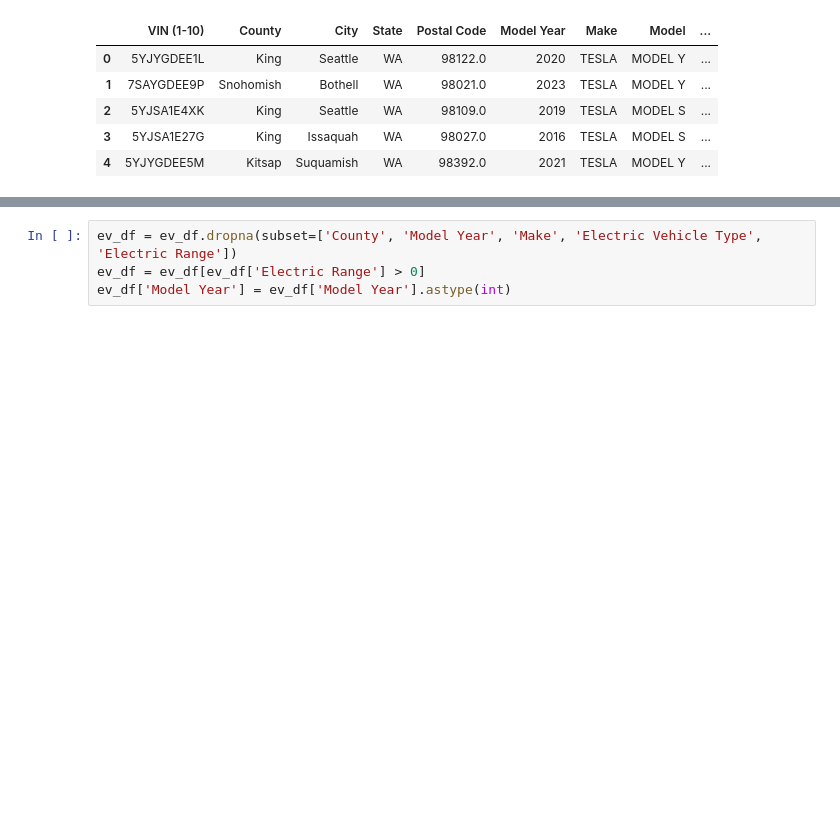
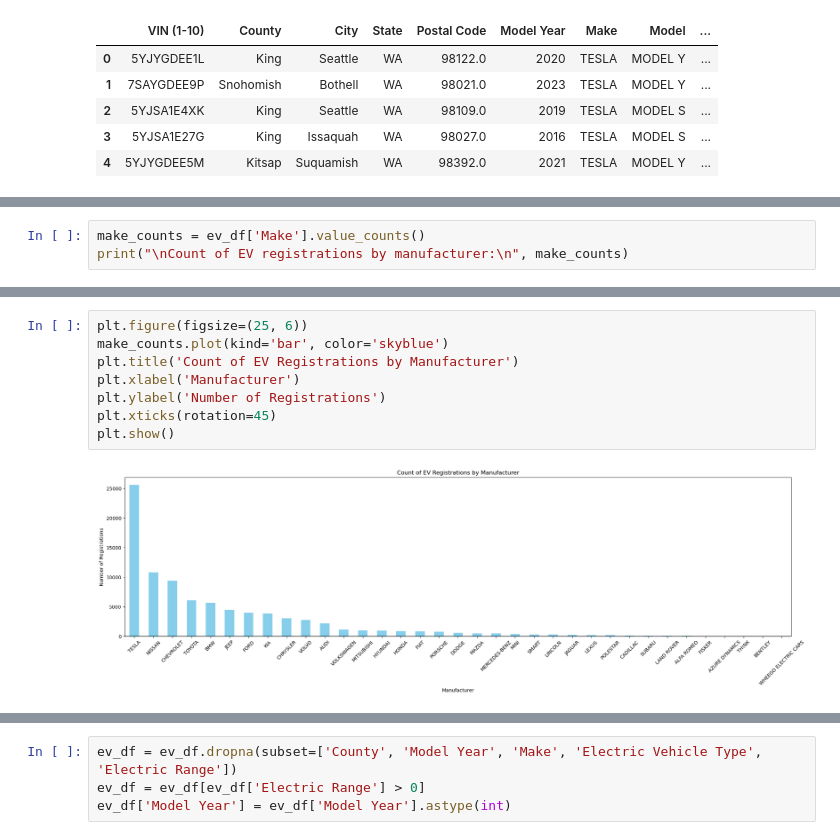
Before and after one commit to vivianzhou1288/info2950-final, a Jupyter notebook: Phase 2.ipynb, the cells around one changed output, grey strips where cells are left out. Drawn from its saved outputs; the diff is of its cells as text; blank space fills up the shorter version.

```diff
--- a/Phase 2.ipynb
+++ b/Phase 2.ipynb
@@ -25,0 +50,3 @@ ev_df.head()
+# %%
+make_counts = ev_df['Make'].value_counts()
+print("\nCount of EV registrations by manufacturer:\n", make_counts)
@@ -25,0 +71,10 @@ ev_df.head()
+# %%
+plt.figure(figsize=(25, 6))
+make_counts.plot(kind='bar', color='skyblue')
+plt.title('Count of EV Registrations by Manufacturer')
+plt.xlabel('Manufacturer')
+plt.ylabel('Number of Registrations')
+plt.xticks(rotation=45)
+plt.show()
+# %% [output]
+[figure, added]
```
Also changed, not shown: parts of 16 cells of this notebook.
